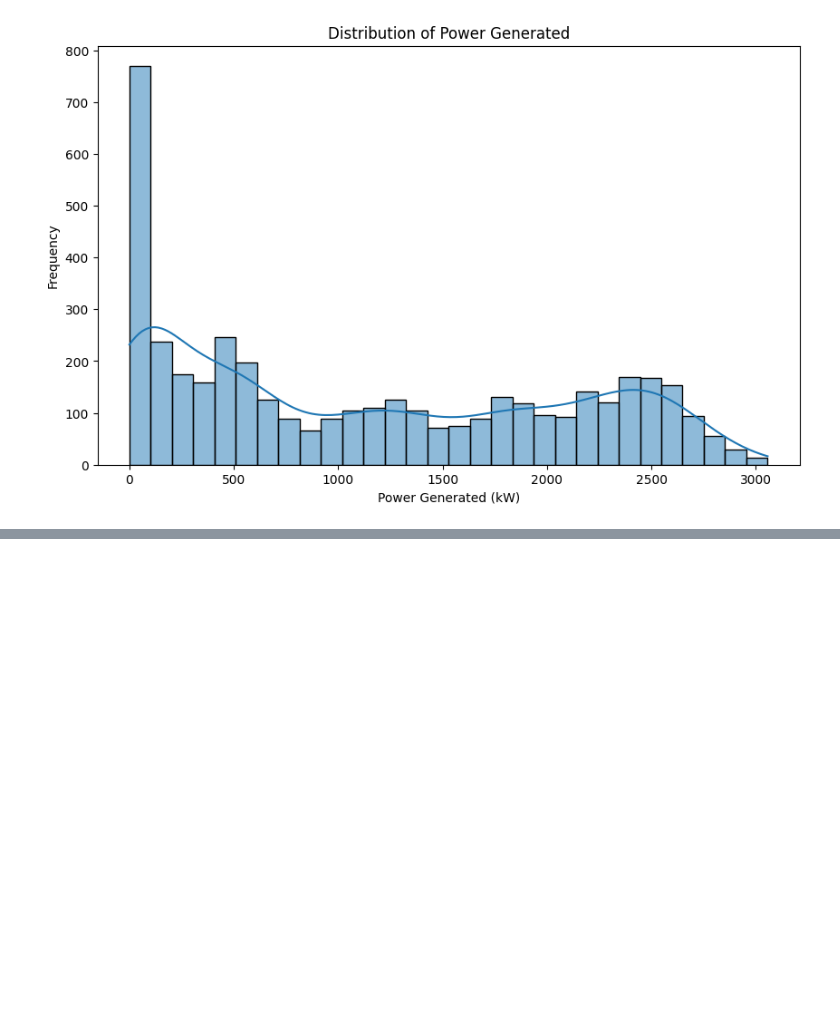
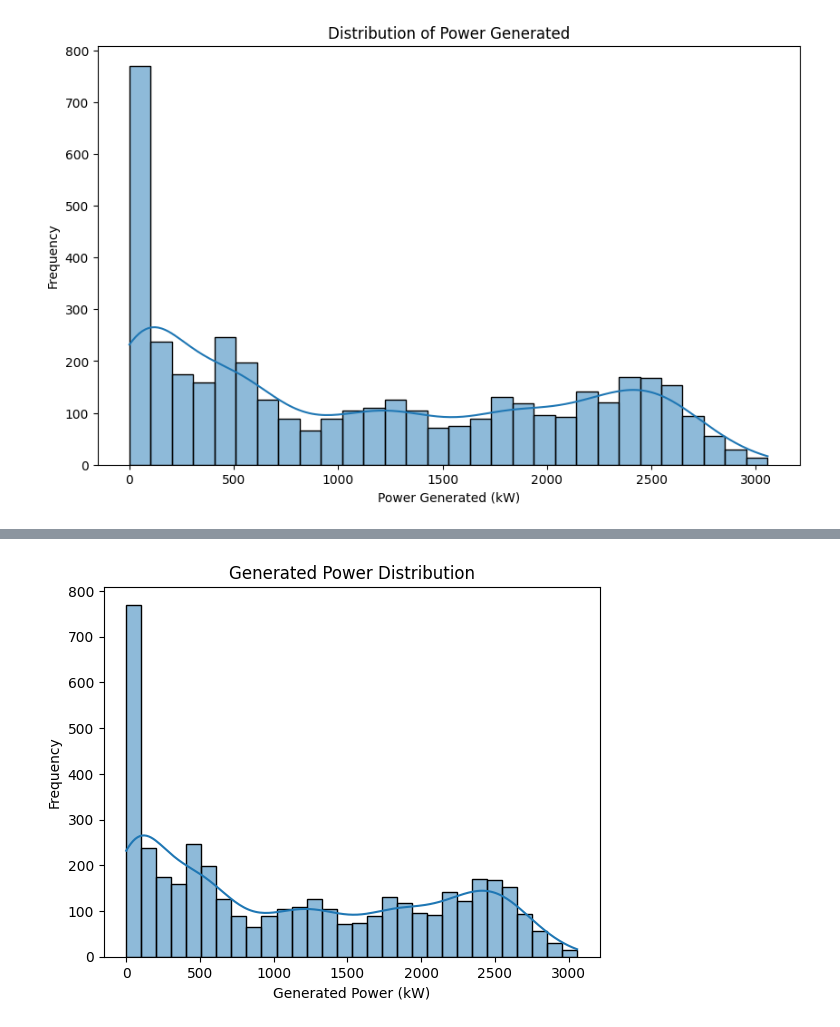
Before and after one commit to Raj-Shriwastav/Solar-Power-Prediction, a Jupyter notebook: Solar_Power_Prediction.ipynb, the cells around one changed output, grey strips where cells are left out. Saved outputs shown, nothing was run; the diff lists cells and outputs as text; code cells hidden in the pictures; blank space fills up the shorter version.

```diff
--- a/Solar_Power_Prediction.ipynb
+++ b/Solar_Power_Prediction.ipynb
@@ -154,0 +203,9 @@ plt.show()
+# %%
+# Visualize target variable
+sns.histplot(df['generated_power_kw'], kde=True, bins=30)
+plt.title('Generated Power Distribution')
+plt.xlabel('Generated Power (kW)')
+plt.ylabel('Frequency')
+plt.show()
+# %% [output]
+[figure, added]
```
Also changed, not shown: parts of 6 cells of this notebook.
